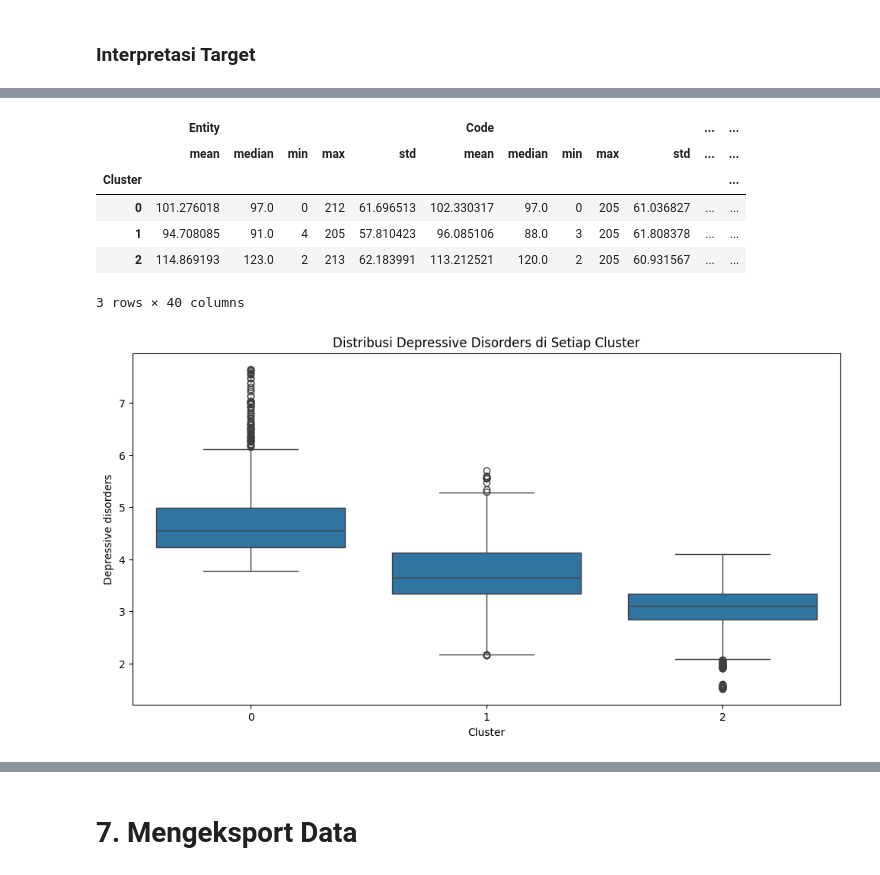
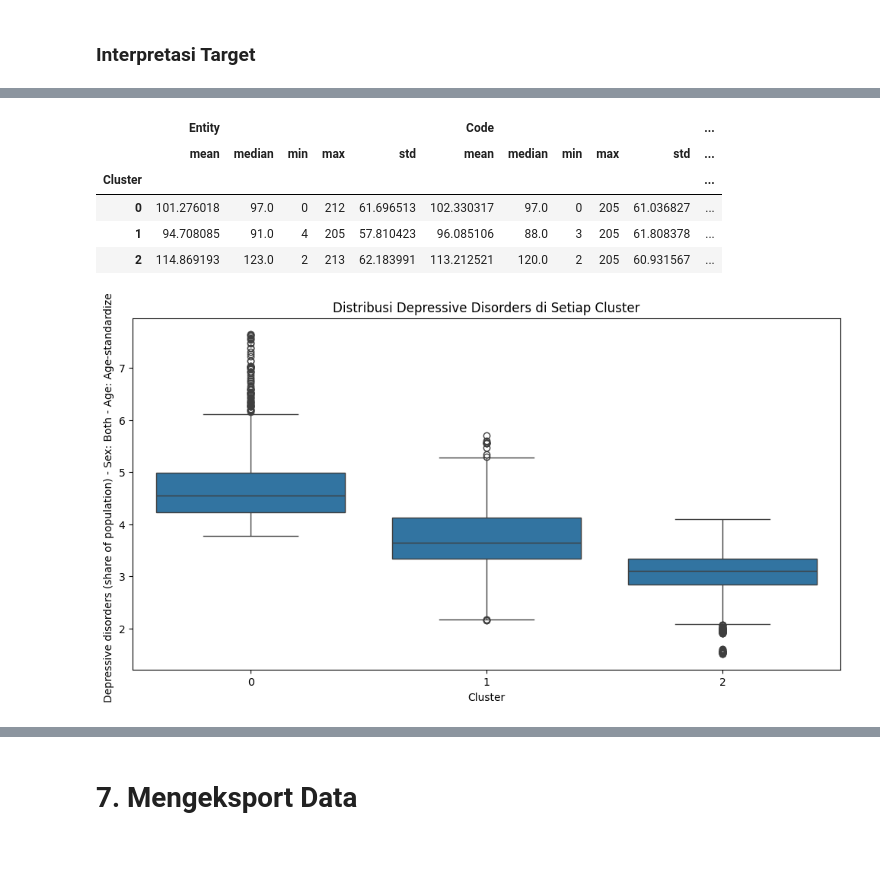
Before and after one commit to Nico-LeeNH/Machine-Learning_Proyek, a Jupyter notebook: Clustering.ipynb, the cells around one changed output, grey strips where cells are left out. Saved outputs shown, nothing was run; the diff lists cells and outputs as text; code cells hidden in the pictures.

```diff
--- a/Clustering.ipynb
+++ b/Clustering.ipynb
@@ -280,12 +253,7 @@ Kolom kategorikal: Index([], dtype='object')
 # %%
+from sklearn.preprocessing import LabelEncoder
+
 df = pd.read_csv("1- mental-illnesses-prevalence.csv")
-df.rename(columns={
-    'Schizophrenia disorders (share of population) - Sex: Both - Age: Age-standardized': 'Schizophrenia disorders',
-    'Depressive disorders (share of population) - Sex: Both - Age: Age-standardized': 'Depressive disorders',
-    'Anxiety disorders (share of population) - Sex: Both - Age: Age-standardized': 'Anxiety disorders',
-    'Bipolar disorders (share of population) - Sex: Both - Age: Age-standardized': 'Bipolar disorders',
-    'Eating disorders (share of population) - Sex: Both - Age: Age-standardized': 'Eating disorders'
-}, inplace=True)
 
 categorical_columns = df.select_dtypes(include=['object']).columns
 print("Kolom kategorikal:", categorical_columns)
@@ -337,11 +305,11 @@ Passing `palette` without assigning `hue` is deprecated and will be removed in v
 # %%
 
 features = [
-    "Schizophrenia disorders",
-    "Depressive disorders",
-    "Anxiety disorders",
-    "Bipolar disorders",
-    "Eating disorders"
+    "Schizophrenia disorders (share of population) - Sex: Both - Age: Age-standardized",
+    "Depressive disorders (share of population) - Sex: Both - Age: Age-standardized",
+    "Anxiety disorders (share of population) - Sex: Both - Age: Age-standardized",
+    "Bipolar disorders (share of population) - Sex: Both - Age: Age-standardized",
+    "Eating disorders (share of population) - Sex: Both - Age: Age-standardized"
 ]
 
 X = df[features].values
@@ -390,7 +358,7 @@ Rata-rata Eating disorders: -0.6500
 ## **b. Evaluasi Model Clustering**
 # %%
 
-features = ["Schizophrenia disorders", "Depressive disorders", "Anxiety disorders", "Bipolar disorders", "Eating disorders"]
+features = ["Schizophrenia disorders (share of population) - Sex: Both - Age: Age-standardized", "Depressive disorders (share of population) - Sex: Both - Age: Age-standardized", "Anxiety disorders (share of population) - Sex: Both - Age: Age-standardized", "Bipolar disorders (share of population) - Sex: Both - Age: Age-standardized", "Eating disorders (share of population) - Sex: Both - Age: Age-standardized"]
 X = df[features]
 
 scaler = StandardScaler()
@@ -476,11 +453,11 @@ label_encoder = LabelEncoder()
 df['Entity'] = label_encoder.fit_transform(df['Entity'])
 # %%
 model_kmeans = KMeans(n_clusters=3, random_state=0)
-df['Cluster'] = model_kmeans.fit_predict(df[['Schizophrenia disorders',
-                                             'Depressive disorders',
-                                             'Anxiety disorders',
-                                             'Bipolar disorders',
-                                             'Eating disorders']])
+df['Cluster'] = model_kmeans.fit_predict(df[['Schizophrenia disorders (share of population) - Sex: Both - Age: Age-standardized',
+                                             'Depressive disorders (share of population) - Sex: Both - Age: Age-standardized',
+                                             'Anxiety disorders (share of population) - Sex: Both - Age: Age-standardized',
+                                             'Bipolar disorders (share of population) - Sex: Both - Age: Age-standardized',
+                                             'Eating disorders (share of population) - Sex: Both - Age: Age-standardized']])
 # %%
 df['Entity'] = label_encoder.inverse_transform(df['Entity'])
 # %%
@@ -523,20 +504,20 @@ max            1.031688     2.000000
 numeric_columns = df.select_dtypes(include=['number']).columns
 
 cluster_summary = df.groupby('Cluster')[numeric_columns].agg(['mean', 'median', 'min', 'max', 'std'])
+pd.options.display.max_columns = None
 display(cluster_summary)
 # %% [output]
-|  | Entity |  |  |  |  | Code |  |  |  |  | ... | ... |
-|  | mean | median | min | max | std | mean | median | min | max | std | ... | ... |
-| Cluster |  |  |  |  |  |  |  |  |  |  |  | ... |
-| 0 | 101.276018 | 97.0 | 0 | 212 | 61.696513 | 102.330317 | 97.0 | 0 | 205 | 61.036827 | ... | ... |
-| 1 | 94.708085 | 91.0 | 4 | 205 | 57.810423 | 96.085106 | 88.0 | 3 | 205 | 61.808378 | ... | ... |
-| 2 | 114.869193 | 123.0 | 2 | 213 | 62.183991 | 113.212521 | 120.0 | 2 | 205 | 60.931567 | ... | ... |
+|  | Entity |  |  |  |  | Code |  |  |  |  | ... |
+|  | mean | median | min | max | std | mean | median | min | max | std | ... |
+| Cluster |  |  |  |  |  |  |  |  |  |  | ... |
+| 0 | 101.276018 | 97.0 | 0 | 212 | 61.696513 | 102.330317 | 97.0 | 0 | 205 | 61.036827 | ... |
+| 1 | 94.708085 | 91.0 | 4 | 205 | 57.810423 | 96.085106 | 88.0 | 3 | 205 | 61.808378 | ... |
+| 2 | 114.869193 | 123.0 | 2 | 213 | 62.183991 | 113.212521 | 120.0 | 2 | 205 | 60.931567 | ... |
-3 rows × 40 columns
 # %%
 
 plt.figure(figsize=(12, 6))
-sns.boxplot(x='Cluster', y='Depressive disorders', data=df)
+sns.boxplot(x='Cluster', y='Depressive disorders (share of population) - Sex: Both - Age: Age-standardized', data=df)
 plt.title('Distribusi Depressive Disorders di Setiap Cluster')
 plt.show()
 # %% [output]
-[figure, old version]
+[figure, new version]
```
Also changed, not shown: parts of 18 cells of this notebook, 3 other files.
